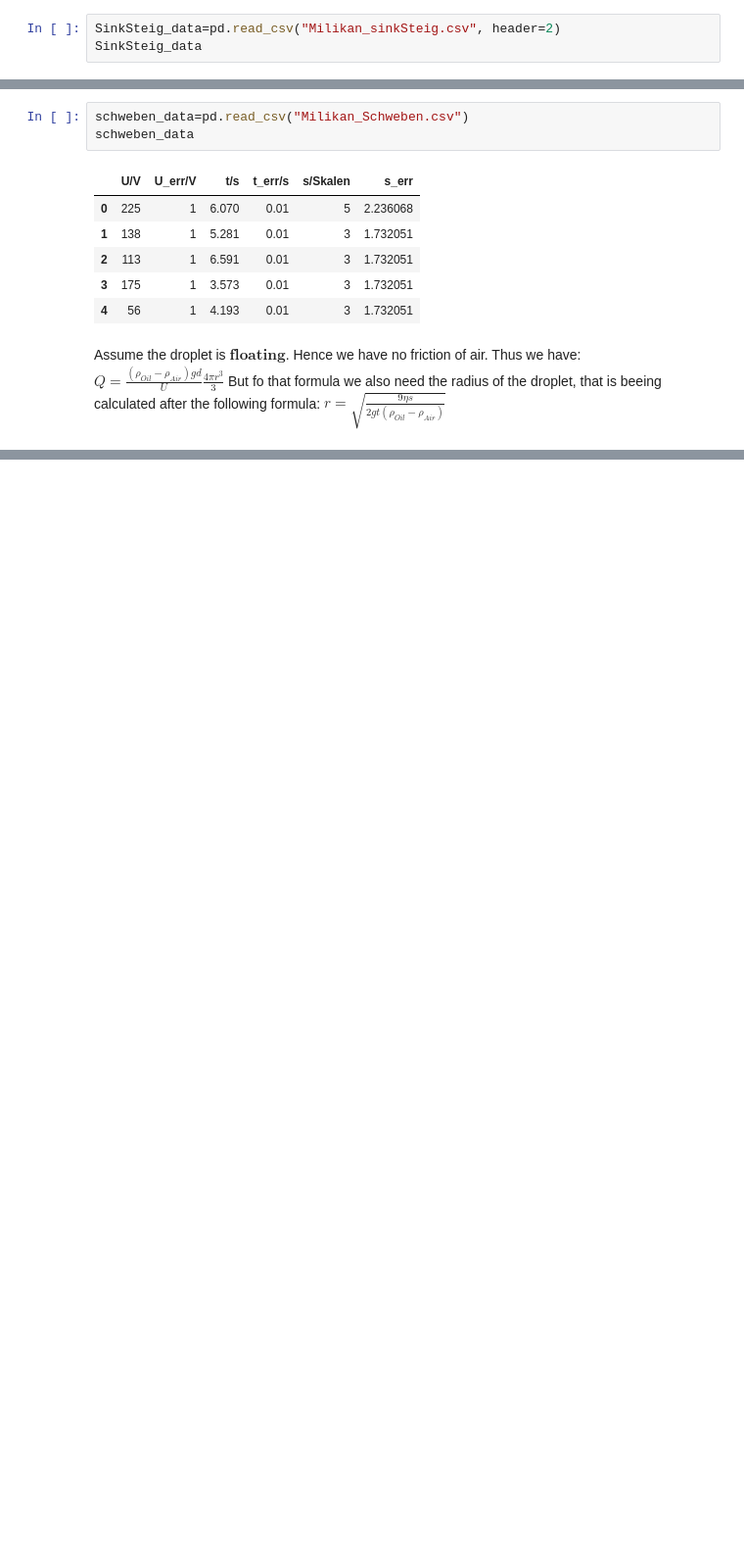
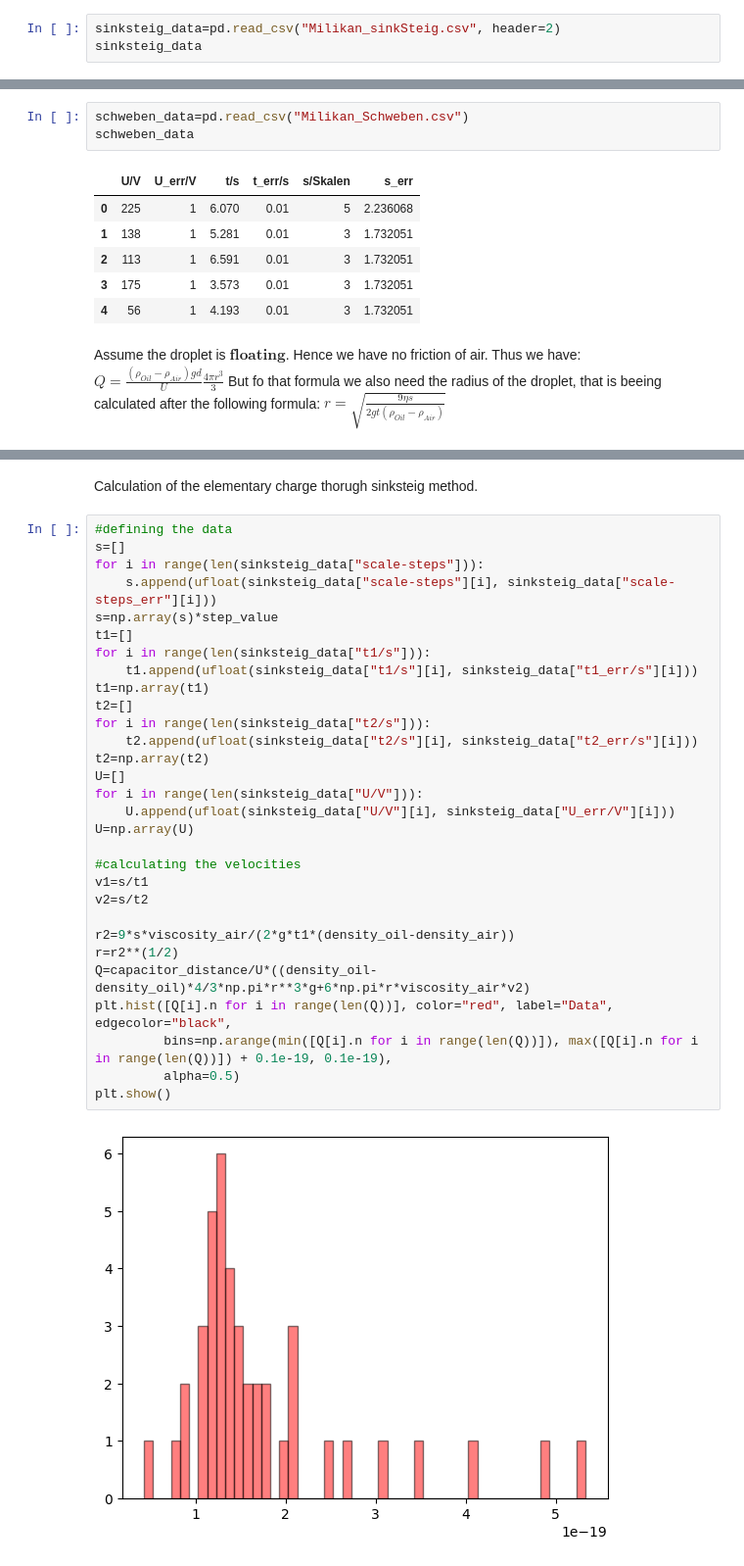
Before and after one commit to KemalOenen/Grundpraktikum2_Gruppe1_SS23, a Jupyter notebook: Versuch8/Milikan.ipynb, the cells around one changed output, grey strips where cells are left out. Shown: that part at 98% size. Drawn from its saved outputs; the diff is of its cells as text; blank space fills up the shorter version.

```diff
--- a/Versuch8/Milikan.ipynb
+++ b/Versuch8/Milikan.ipynb
@@ -18,8 +18,8 @@ density_air=1.29 #kg/m^3
 step_value=0.00005 #m
 g=9.81 #m/s^2
 # %%
-SinkSteig_data=pd.read_csv("Milikan_sinkSteig.csv", header=2)
-SinkSteig_data
+sinksteig_data=pd.read_csv("Milikan_sinkSteig.csv", header=2)
+sinksteig_data
 # %% [output]
 |  | U/V | U_err/V | t1/s | t1_err/s | t2/s | t2_err/s | scale-steps | scale-steps_err |
 | 0 | 504 | 1 | 6.122 | 0.01 | 3.281 | 0.01 | 3 | 1.732051 |
@@ -95,0 +93,34 @@ array([3.18910762e+18, 1.95598601e+18, 1.60164072e+18, 2.48041704e+18,
+# %% [markdown]
+Calculation of the elementary charge thorugh sinksteig method.
+# %%
+#defining the data
+s=[]
+for i in range(len(sinksteig_data["scale-steps"])):
+    s.append(ufloat(sinksteig_data["scale-steps"][i], sinksteig_data["scale-steps_err"][i]))
+s=np.array(s)*step_value
+t1=[]
+for i in range(len(sinksteig_data["t1/s"])):
+    t1.append(ufloat(sinksteig_data["t1/s"][i], sinksteig_data["t1_err/s"][i]))
+t1=np.array(t1)
+t2=[]
+for i in range(len(sinksteig_data["t2/s"])):
+    t2.append(ufloat(sinksteig_data["t2/s"][i], sinksteig_data["t2_err/s"][i]))
+t2=np.array(t2)
+U=[]
+for i in range(len(sinksteig_data["U/V"])):
+    U.append(ufloat(sinksteig_data["U/V"][i], sinksteig_data["U_err/V"][i]))
+U=np.array(U)
+
+#calculating the velocities
+v1=s/t1
+v2=s/t2
+
+r2=9*s*viscosity_air/(2*g*t1*(density_oil-density_air))
+r=r2**(1/2)
+Q=capacitor_distance/U*((density_oil-density_oil)*4/3*np.pi*r**3*g+6*np.pi*r*viscosity_air*v2)
+plt.hist([Q[i].n for i in range(len(Q))], color="red", label="Data", edgecolor="black",
+         bins=np.arange(min([Q[i].n for i in range(len(Q))]), max([Q[i].n for i in range(len(Q))]) + 0.1e-19, 0.1e-19),
+         alpha=0.5)
+plt.show()
+# %% [output]
+[figure, added]
```
Also changed, not shown: parts of 2 cells of this notebook.
